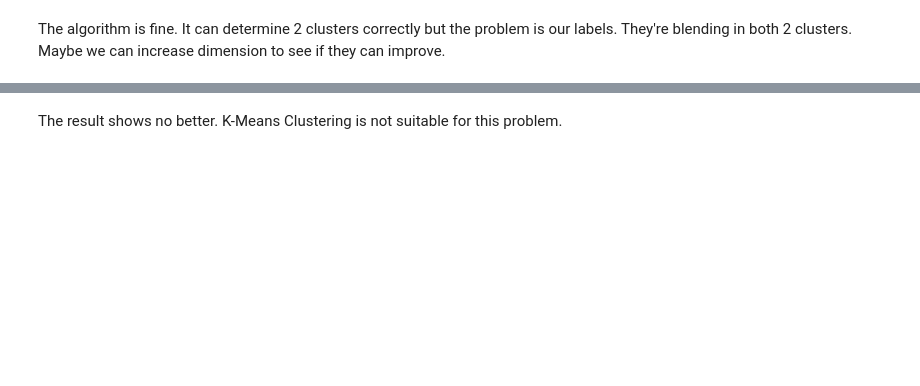
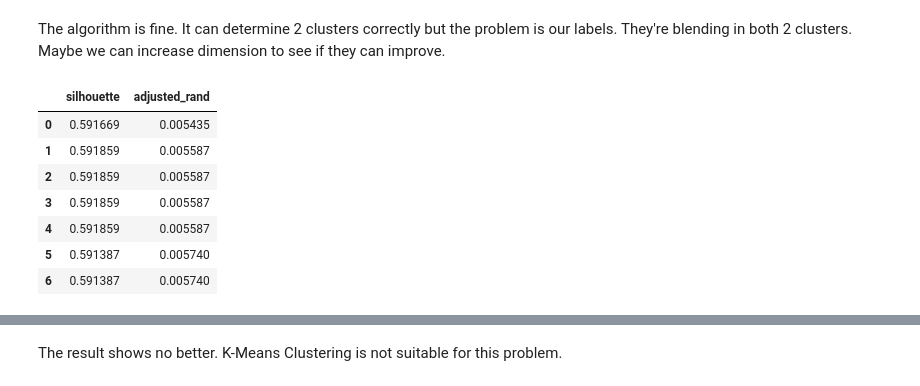
Before and after one commit to DataScienceHCMUS/Analysis, a Jupyter notebook: notebooks/Spotify Song Attributes.ipynb, the cells around one changed output, grey strips where cells are left out. Cells and saved outputs as stored; diff of their text form; code cells hidden in the pictures; blank space fills up the shorter version.

```diff
--- a/notebooks/Spotify Song Attributes.ipynb
+++ b/notebooks/Spotify Song Attributes.ipynb
@@ -591,4 +610,15 @@ for n_components in range(2, len(df_unlabeled_data.columns) + 1):
 
     score['silhouette'].append(silhouette_score(preprocess_data, predicted_labels))
     score['adjusted_rand'].append(adjusted_rand_score(true_labels, predicted_labels))
+# %%
+pd.DataFrame(score)
+# %% [output]
+|  | silhouette | adjusted_rand |
+| 0 | 0.591669 | 0.005435 |
+| 1 | 0.591859 | 0.005587 |
+| 2 | 0.591859 | 0.005587 |
+| 3 | 0.591859 | 0.005587 |
+| 4 | 0.591859 | 0.005587 |
+| 5 | 0.591387 | 0.005740 |
+| 6 | 0.591387 | 0.005740 |
 # %%
```
Also changed, not shown: parts of 33 cells of this notebook, 2 other files.
